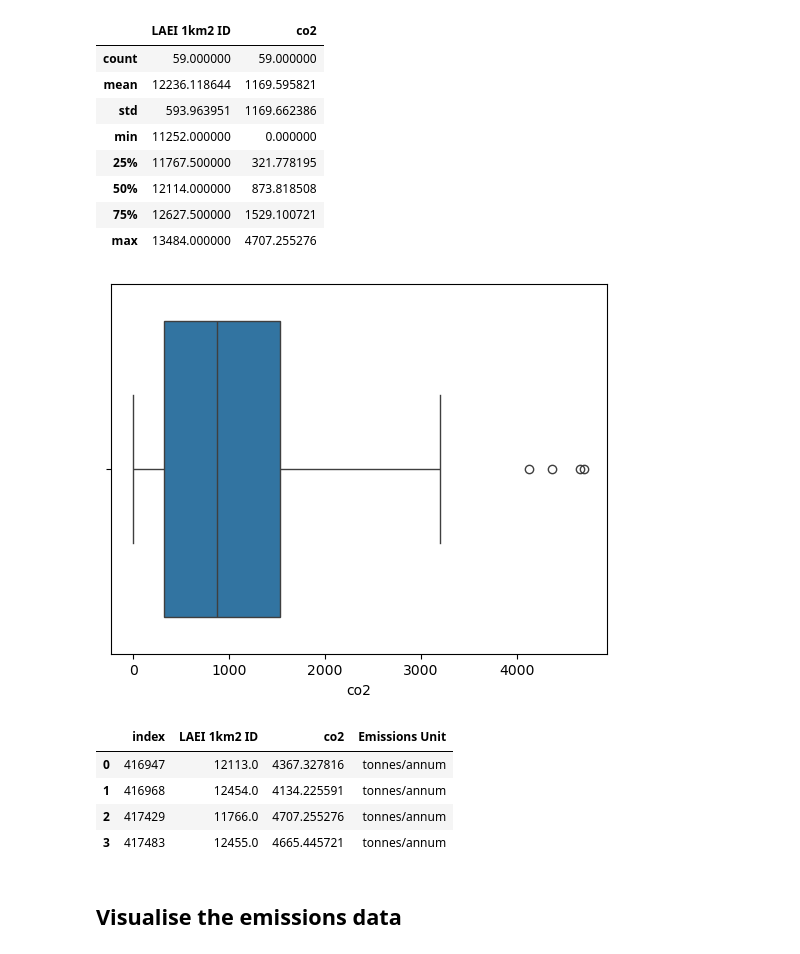
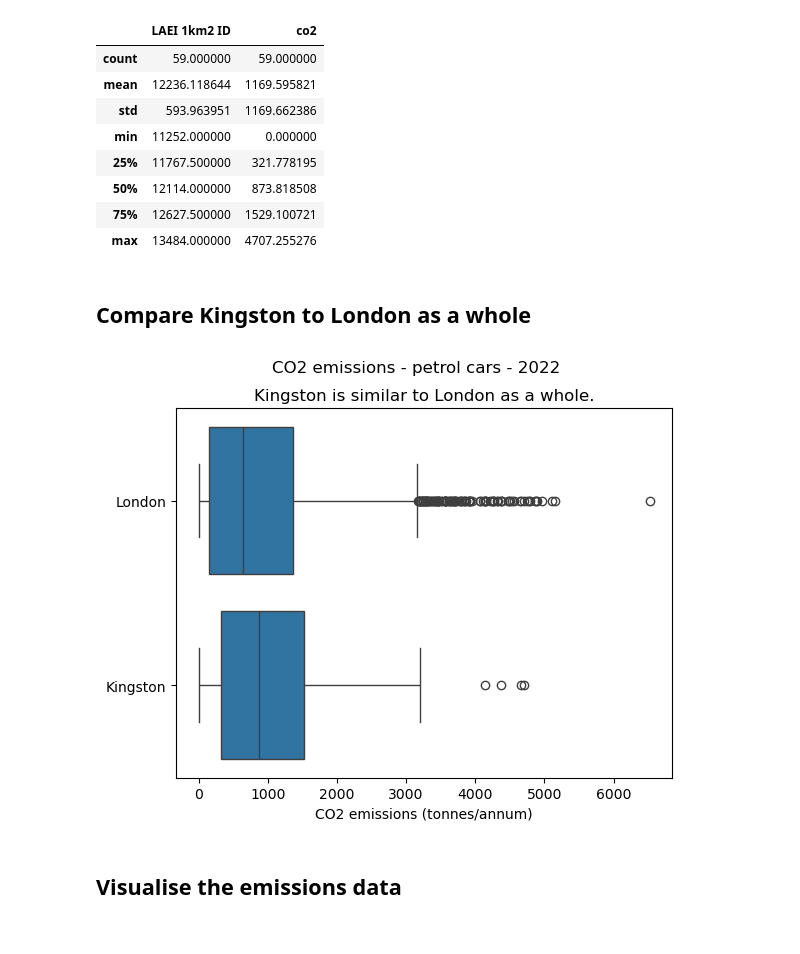
Before and after one commit to andrewsivanesan/London-air-quality, a Jupyter notebook: LondonAirQualityAnalysis.ipynb, the cells around one changed output. Saved outputs shown, nothing was run; the diff lists cells and outputs as text; code cells hidden in the pictures.

Commit message:
Update LondonAirQualityAnalysis.ipynb
Compared Kingston petrol car emissions to the whole of London. Plotted choropleth map of bus vehicle kilometres in Kingston.

```diff
--- a/LondonAirQualityAnalysis.ipynb
+++ b/LondonAirQualityAnalysis.ipynb
@@ -63,17 +52,12 @@ fname_boundary = "KingstonUponThamesBoundary.geojson"
+# %%
+# read in the file (whole of London)
+df = pd.read_csv(fname_emissionsgrid)
 # %%
-# read in the file
-df = pd.read_csv(fname)
-
 # define filter condition
 cond = (df["Year"] == 2022) & (df["Borough"] == "Kingston") & (df["Sector"] == "Road Transport")
 
 # filter the data
 kingston_road_transport = df[cond].copy()
-
-# create latitude and longitude columns
-# This cell takes around 30 seconds to run
-#kingston_road_transport["Latitude"] = kingston_road_transport.apply(lambda x: transformer.transform(x["easting"], x["northing"])[0], axis=1)
-#kingston_road_transport["Longitude"] = kingston_road_transport.apply(lambda x: transformer.transform(x["easting"], x["northing"])[1], axis=1)
 # %% [markdown]
 ## Exploratory data analysis (all Kingston road transport emissions for 2022)
 
@@ -142,5 +126,6 @@ plt.show()
 # %%
 cols = ["LAEI 1km2 ID", "co2", "Emissions Unit"]
 
-petrol_cars = kingston_road_transport[kingston_road_transport["Source"] == "Car - Petrol"][cols]
+kingston_petrol_cars = kingston_road_transport[kingston_road_transport["Source"] == "Car - Petrol"][cols]
+kingston_petrol_cars["Legend"] = "Kingston"
 # %%
@@ -162,28 +148,26 @@ petrol_cars.describe()
 | 50% | 12114.000000 | 873.818508 |
 | 75% | 12627.500000 | 1529.100721 |
 | max | 13484.000000 | 4707.255276 |
-# %%
-sns.boxplot(data=petrol_cars, x="co2")
-plt.show()
-# %% [output]
-[figure, removed]
-# %%
-# Apply Tukey's fence to filter for outlier values
-
-LQ = petrol_cars["co2"].quantile(0.25)
-UQ = petrol_cars["co2"].quantile(0.75)
-IQR = UQ - LQ
-tukey_fence_upper = UQ + (1.5 * IQR)
-cond_tukey_fence_upper = petrol_cars["co2"] > tukey_fence_upper
-
-outliers = petrol_cars[cond_tukey_fence_upper].reset_index()
-outliers
-# %% [output]
-|  | index | LAEI 1km2 ID | co2 | Emissions Unit |
-| 0 | 416947 | 12113.0 | 4367.327816 | tonnes/annum |
-| 1 | 416968 | 12454.0 | 4134.225591 | tonnes/annum |
-| 2 | 417429 | 11766.0 | 4707.255276 | tonnes/annum |
-| 3 | 417483 | 12455.0 | 4665.445721 | tonnes/annum |
+# %% [markdown]
+## Compare Kingston to London as a whole
+# %%
+cond = (df["Year"] == 2022) & (df["Source"] == "Car - Petrol")
+
+cols = ["LAEI 1km2 ID", "Borough", "co2"]
+
+london_petrol_cars = df[cond][cols]
+london_petrol_cars["Legend"] = "London"
+# %%
+boxplot_df = pd.concat([london_petrol_cars, kingston_petrol_cars])
+
+sns.boxplot(data=boxplot_df, x="co2", y="Legend")
+plt.suptitle("CO2 emissions - petrol cars - 2022")
+plt.title("Kingston is similar to London as a whole.")
+plt.xlabel("CO2 emissions (tonnes/annum)")
+plt.ylabel("")
+plt.show()
+# %% [output]
+[figure, added]
 # %% [markdown]
 ## Visualise the emissions data
 # %%
```
Also changed, not shown: parts of 12 cells of this notebook.
